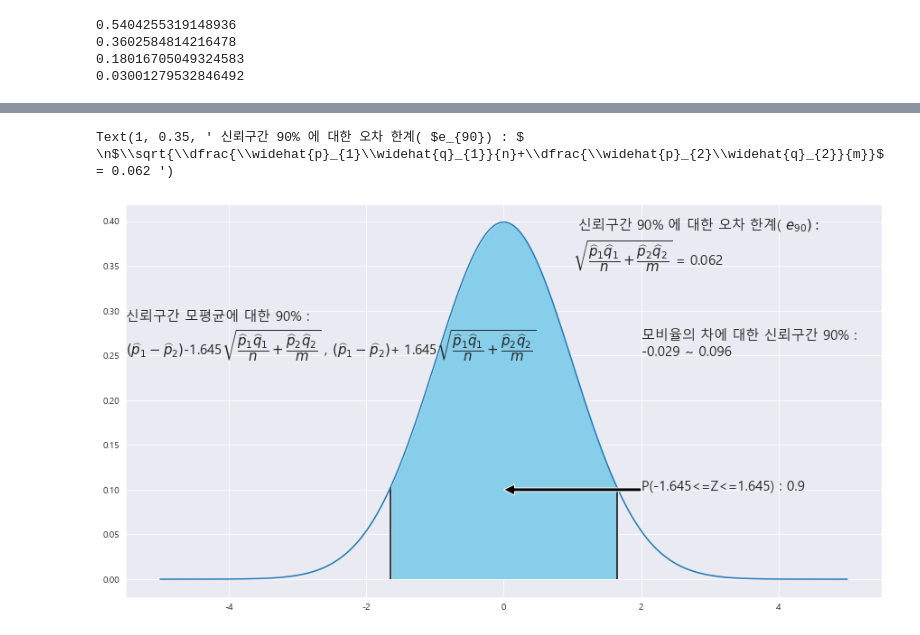
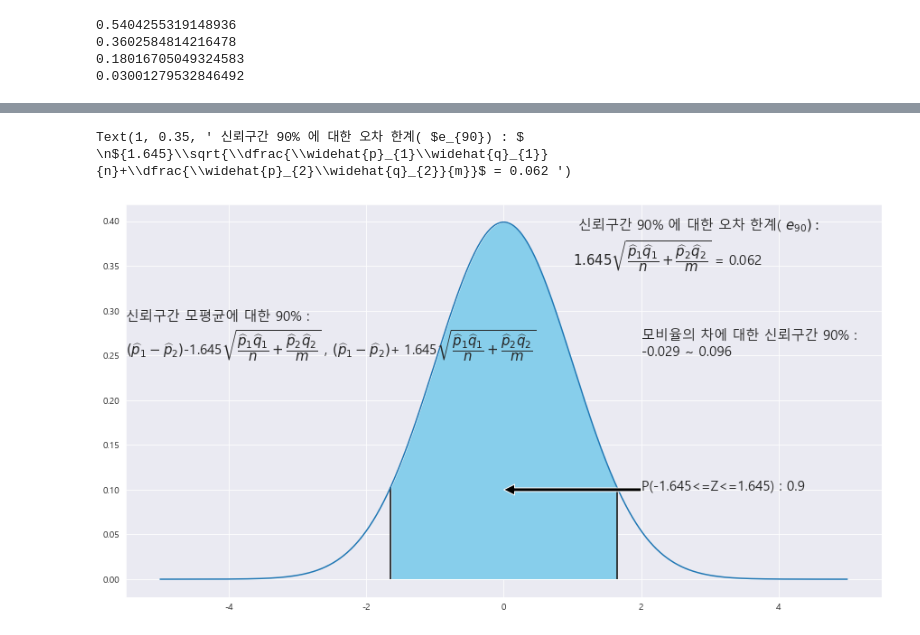
Before and after one commit to andypsh/BIGDATA2022, a Jupyter notebook: 기초통계/Chapter08/모비율 차의 구간추정.ipynb, the cells around one changed output, grey strips where cells are left out. Saved outputs shown, nothing was run; the diff lists cells and outputs as text; code cells hidden in the pictures.

```diff
--- a/기초통계/Chapter08/모비율 차의 구간추정.ipynb
+++ b/기초통계/Chapter08/모비율 차의 구간추정.ipynb
@@ -393,33 +393,33 @@ fig = plt.figure(figsize=(15,8))
 
 ax = sns.lineplot(x , stats.norm.pdf(x, loc=0 , scale =1)) #정의역 범위 , 평균 = 0 , 표준편차 =1 인 정규분포 플롯
 
 trust = 90#신뢰구간
 
 # z_1 = round((0.05) / math.sqrt( 0.0018532 ) ,2)
 # # z_2 = round((34.5 - 35) / math.sqrt(5.5**2 / 25) , 2)
 z_1 = round(scipy.stats.norm.ppf(1 - (1-(trust/100))/2) ,3 )
 
 ax.fill_between(x, stats.norm.pdf(x, loc=0 , scale =1) , 0 , where = (x<=z_1) & (x>=-z_1) , facecolor = 'skyblue') # x값 , y값 , 0 , x<=0 인곳 , 색깔
 
 
 
 area = scipy.stats.norm.cdf(z_1) - scipy.stats.norm.cdf(-z_1)
 plt.annotate('' , xy=(0, .1), xytext=(2 , .1)  , arrowprops = dict(facecolor = 'black'))
 
 ax.vlines(x= z_1, ymin= 0 , ymax= stats.norm.pdf(z_1, loc=0 , scale =1) , color = 'black' , linestyle ='solid' , label ='{}'.format(2))
 ax.vlines(x= -z_1, ymin= 0 , ymax= stats.norm.pdf(-z_1, loc=0 , scale =1) , color = 'black' , linestyle ='solid' , label ='{}'.format(2))
 
 ax.text(2 , .1, f'P({-z_1}<=Z<={z_1}) : {round(area,4)}',fontsize=15)
 
 ax.text(-5.5 , .25, f'신뢰구간 모평균에 대한 {trust}% : \n' + r'$\left(\widehat{p}_{1} - \widehat{p}_{2}\right)$' +f'-{z_1}' + r'$\sqrt{\dfrac{\widehat{p}_{1}\widehat{q}_{1}}{n}+\dfrac{\widehat{p}_{2}\widehat{q}_{2}}{m}}$' +' , '+ r'$\left(\widehat{p}_{1} - \widehat{p}_{2}\right)$' +f'+ {z_1}' + r'$\sqrt{\dfrac{\widehat{p}_{1}\widehat{q}_{1}}{n}+\dfrac{\widehat{p}_{2}\widehat{q}_{2}}{m}}$',fontsize=15)
 p1 = 215/250
 p2 = 124/150
 A = 250
 B = 150
 
 ax.text(2 , .25, f'모비율의 차에 대한 신뢰구간 {trust}% : \n' + f'{round((p1-p2) - (z_1)*math.sqrt(p1*(1-p1)/A + p2*(1-p2)/B),3)} ~ {round((p1-p2) + (z_1)*math.sqrt(p1*(1-p1)/A + p2*(1-p2)/B),3)}' , fontsize= 15)
 
-ax.text(1 , .35, f' 신뢰구간 {trust}% 에 대한 오차 한계( ' +r'$e_{%d}) : $ '% trust + f'\n' + r'$\sqrt{\dfrac{\widehat{p}_{1}\widehat{q}_{1}}{n}+\dfrac{\widehat{p}_{2}\widehat{q}_{2}}{m}}$ = ' + f'{round((z_1)*math.sqrt(p1*(1-p1)/A + p2*(1-p2)/B),3)} ' , fontsize= 15)
+ax.text(1 , .35, f' 신뢰구간 {trust}% 에 대한 오차 한계( ' +r'$e_{%d}) : $ '% trust + f'\n' + r'${%.3f}\sqrt{\dfrac{\widehat{p}_{1}\widehat{q}_{1}}{n}+\dfrac{\widehat{p}_{2}\widehat{q}_{2}}{m}}$ = '% z_1 + f'{round((z_1)*math.sqrt(p1*(1-p1)/A + p2*(1-p2)/B),3)} ' , fontsize= 15)
 # %% [output]
-Text(1, 0.35, ' 신뢰구간 90% 에 대한 오차 한계( $e_{90}) : $ \n$\\sqrt{\\dfrac{\\widehat{p}_{1}\\widehat{q}_{1}}{n}+\\dfrac{\\widehat{p}_{2}\\widehat{q}_{2}}{m}}$ = 0.062 ')
+Text(1, 0.35, ' 신뢰구간 90% 에 대한 오차 한계( $e_{90}) : $ \n${1.645}\\sqrt{\\dfrac{\\widehat{p}_{1}\\widehat{q}_{1}}{n}+\\dfrac{\\widehat{p}_{2}\\widehat{q}_{2}}{m}}$ = 0.062 ')
-[figure, old version]
+[figure, new version]
```
Also changed, not shown: parts of 1 cell of this notebook, 4 other files.
